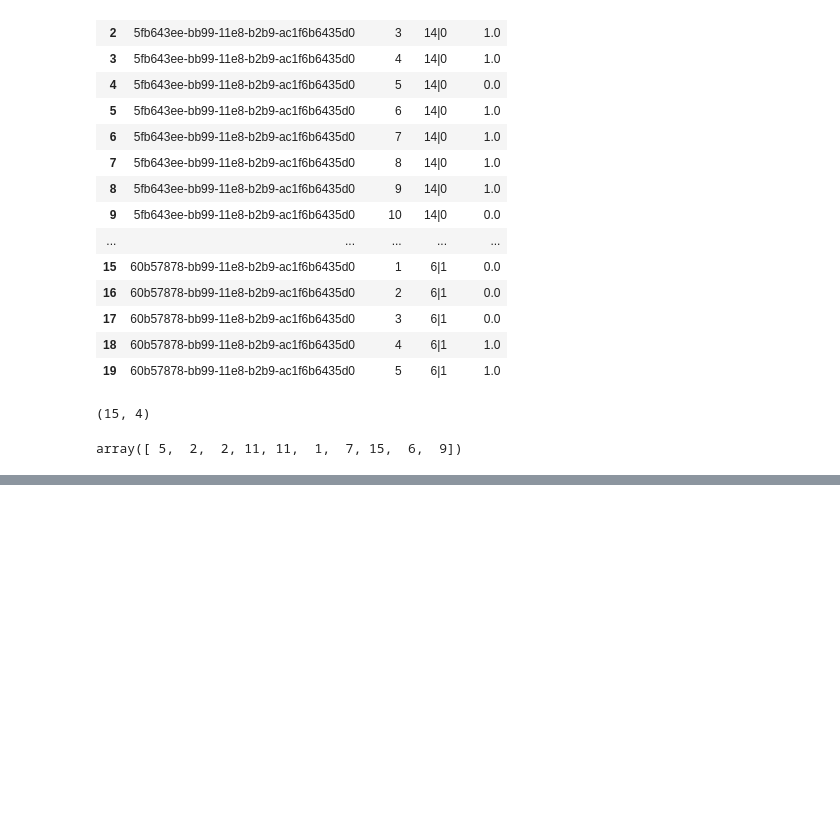
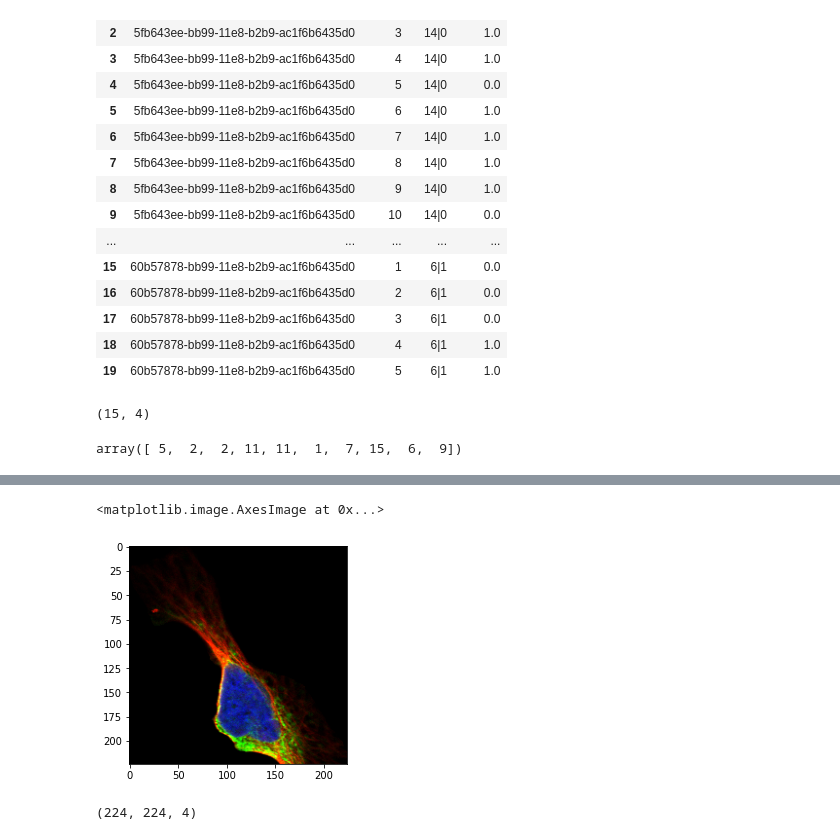
Before and after one commit to yuvaramsingh94/human_protein_atlas, a Jupyter notebook: code/feature_extractor.ipynb, the cells around one changed output, grey strips where cells are left out. Cells and saved outputs as stored; diff of their text form; code cells hidden in the pictures; blank space fills up the shorter version.

```diff
--- a/code/feature_extractor.ipynb
+++ b/code/feature_extractor.ipynb
@@ -367,0 +431,16 @@ array([ 5,  2,  2, 11, 11,  1,  7, 15,  6,  9])
+# %%
+## lets see how these guys look in image
+i = 9
+#i = 10
+hdf5_path = os.path.join('../data/train_h5_224_30000_v4',Expected_id,f'{Expected_id}_{i}.hdf5')
+with h5py.File(hdf5_path,"r") as h:
+    vv = h['train_img'][...]
+
+plt.imshow(np.dstack([vv[:,:,:2],vv[:,:,-1]]))
+# %% [output]
+<matplotlib.image.AxesImage at 0x...>
+[figure, added]
+# %%
+vv.shape
+# %% [output]
+(224, 224, 4)
```
Also changed, not shown: parts of 10 cells of this notebook, 6 other files.
